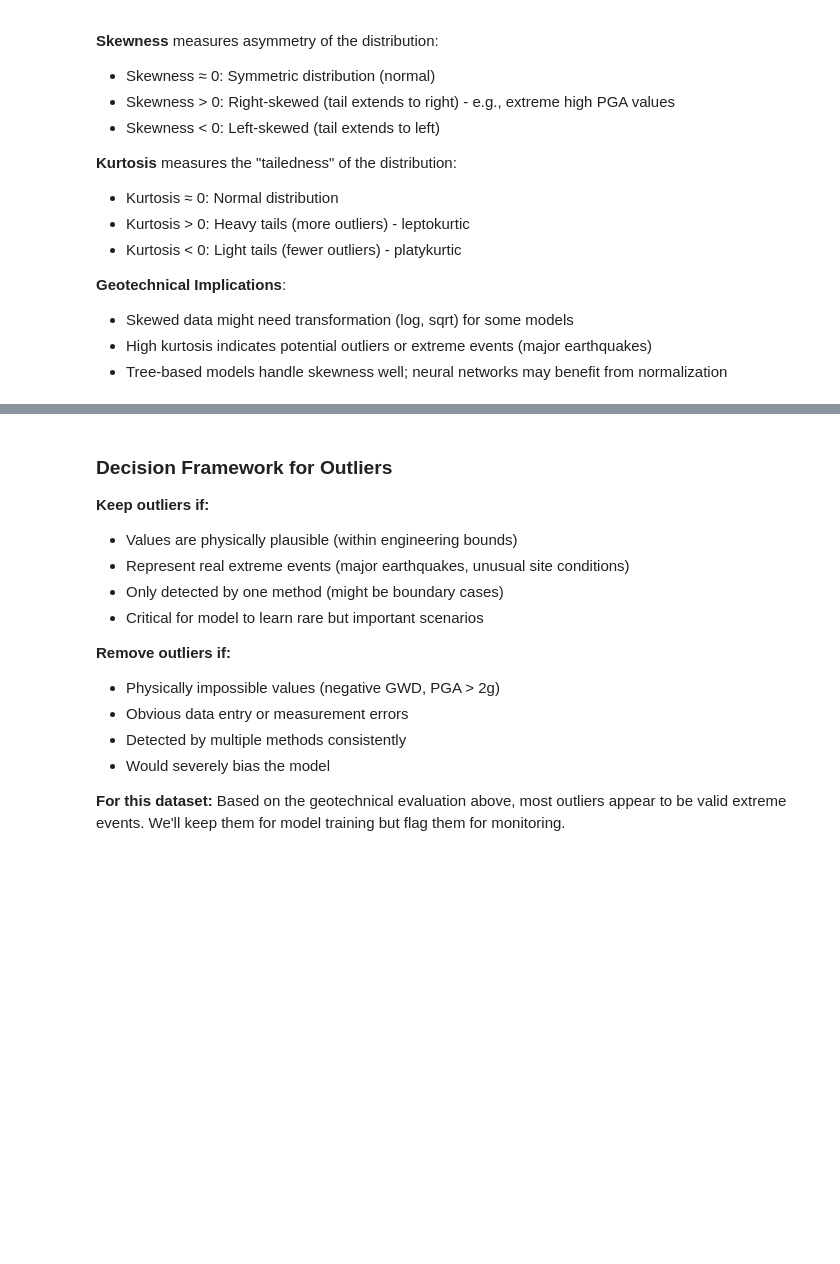
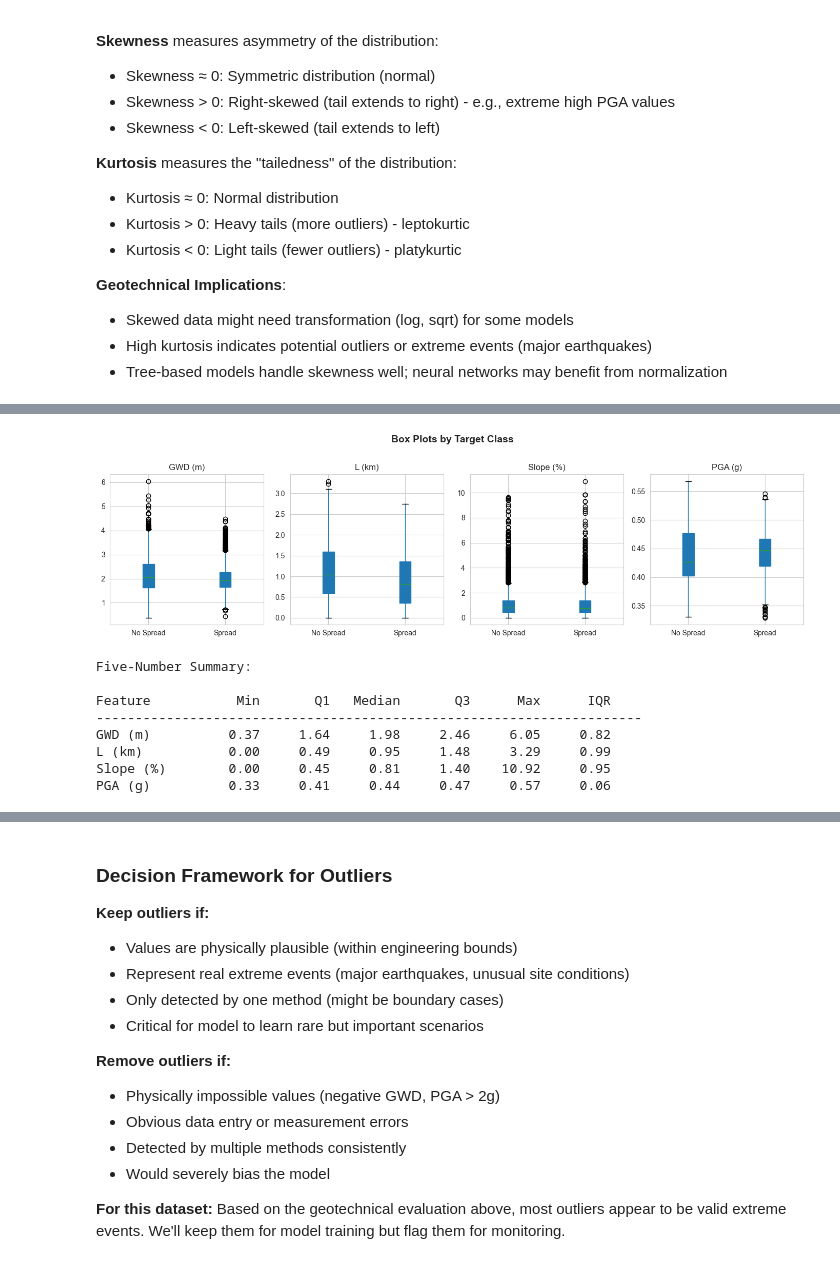
Before and after one commit to kks32-courses/ai-geotech, a Jupyter notebook: docs/00-mlp-dtree/00-eda-liquefaction.ipynb, the cells around one changed output, grey strips where cells are left out. Cells and saved outputs as stored; diff of their text form; code cells hidden in the pictures; blank space fills up the shorter version.

```diff
--- a/docs/00-mlp-dtree/00-eda-liquefaction.ipynb
+++ b/docs/00-mlp-dtree/00-eda-liquefaction.ipynb
@@ -605,0 +263,37 @@ Distance (L) range: 0.000 to 3.290 km
+# %%
+# Box plots by class
+fig, axes = plt.subplots(1, 4, figsize=(14, 4))
+
+for idx, feature in enumerate(features):
+    df.boxplot(column=feature, by='Target', ax=axes[idx], patch_artist=True)
+    axes[idx].set_title(f'{feature}')
+    axes[idx].set_xlabel('')
+    axes[idx].set_xticklabels(['No Spread', 'Spread'])
+    axes[idx].get_figure().suptitle('')
+
+plt.suptitle('Box Plots by Target Class', fontsize=14, fontweight='bold', y=1.02)
+plt.tight_layout()
+plt.show()
+
+# Compute quartiles
+print("\nFive-Number Summary:\n")
+print(f"{'Feature':<12} {'Min':>8} {'Q1':>8} {'Median':>8} {'Q3':>8} {'Max':>8} {'IQR':>8}")
+print("-" * 70)
+
+for feature in features:
+    q1 = df[feature].quantile(0.25)
+    median = df[feature].median()
+    q3 = df[feature].quantile(0.75)
+    iqr = q3 - q1
+
+    print(f"{feature:<12} {df[feature].min():>8.2f} {q1:>8.2f} {median:>8.2f} {q3:>8.2f} {df[feature].max():>8.2f} {iqr:>8.2f}")
+# %% [output]
+[figure, added]
+Five-Number Summary:
+
+Feature           Min       Q1   Median       Q3      Max      IQR
+----------------------------------------------------------------------
+GWD (m)          0.37     1.64     1.98     2.46     6.05     0.82
+L (km)           0.00     0.49     0.95     1.48     3.29     0.99
+Slope (%)        0.00     0.45     0.81     1.40    10.92     0.95
+PGA (g)          0.33     0.41     0.44     0.47     0.57     0.06
```
Also changed, not shown: parts of 75 cells of this notebook, 2 other files.
